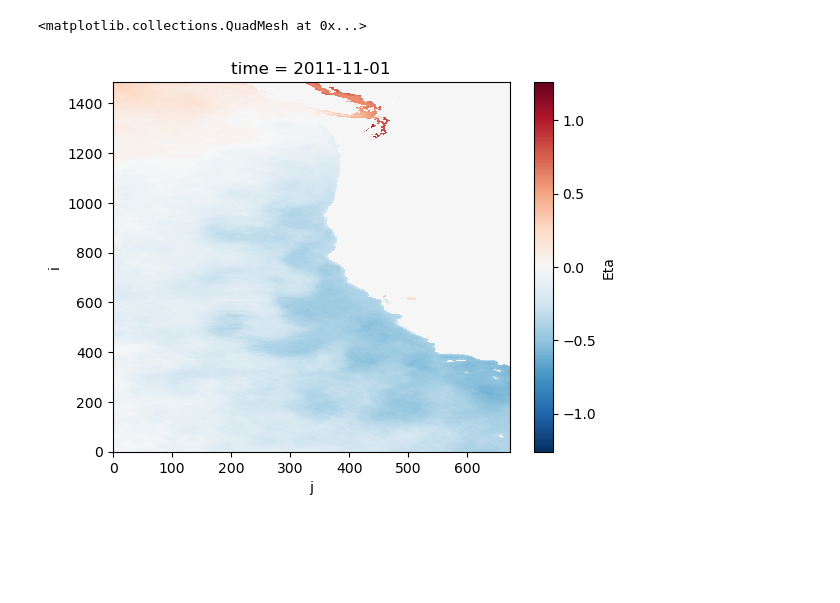
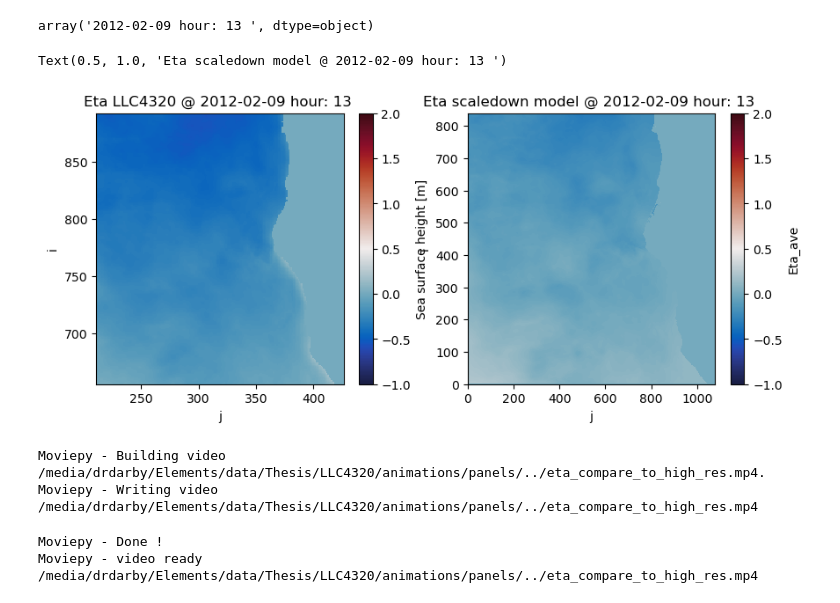
Before and after one commit to bdarbyMLML/cape_mend_SM_LCS, a Jupyter notebook: Animations.ipynb, the cells around one changed output. Drawn from its saved outputs; the diff is of its cells as text; code cells hidden in the pictures; blank space fills up the shorter version.

Commit message:
updated convert scripts in datatools and notebooks. Animations added

```diff
--- a/Animations.ipynb
+++ b/Animations.ipynb
@@ -52,5 +52,25 @@ IOStream.flush timed out
 # %%
-Eta_ds['Eta'].isel(time=0).plot()
+ds_cut = ds_cut.sel(time=slice('2012-02-09T13:00:00','2012-02-16T09:00:00'))
-# %% [output]
-<matplotlib.collections.QuadMesh at 0x...>
-[figure, removed]
+# %%
+## HIGH RES MODEL DATA
+path_model = '/media/drdarby/Elements/data/model_output_cape_mend/'
+data_path_model = path_model + 'hourly_data/nc_files/'
+
+files, file_paths = tools.get_data_paths_from_binary(data_path_model,'Eta/Eta_ave',file_end='nc')
+Eta_model = xr.open_mfdataset(file_paths)
+# %%
+np.asarray(Eta_model['time'][i].dt.strftime("20%y-%m-%d hour: %H "))
+# %% [output]
+array('2012-02-09 hour: 13 ', dtype=object)
+# %%
+i=0
+fig = plt.figure(figsize=(10,4))
+plt.subplot(1,2,1)
+ds_cut['Eta'].isel(time=i).plot(cmap=cmocean.cm.balance,vmin=-1,vmax=2)
+plt.title('Eta LLC4320 @ '+str(np.asarray(ds_cut['time'][i].dt.strftime("20%y-%m-%d hour: %H "))))
+plt.subplot(1,2,2)
+Eta_model['Eta_ave'].isel(time=0).plot(cmap=cmocean.cm.balance,vmin=-1,vmax=2)
+plt.title('Eta scaledown model @ '+str(np.asarray(Eta_model['time'][i].dt.strftime("20%y-%m-%d hour: %H "))))
+# %% [output]
+Text(0.5, 1.0, 'Eta scaledown model @ 2012-02-09 hour: 13 ')
+[figure, added]
@@ -56,0 +92,11 @@ Eta_ds['Eta'].isel(time=0).plot()
+# %%
+file_path = '/media/drdarby/Elements/data/Thesis/LLC4320/animations/panels/'
+fps = 5
+files,paths = tools.get_data_paths_from_binary(file_path,'eta',file_end='png')
+clip = moviepy.video.io.ImageSequenceClip.ImageSequenceClip(paths,fps=fps)
+clip.write_videofile(file_path+'../eta_compare_to_high_res.mp4')
+# %% [output]
+Moviepy - Building video /media/drdarby/Elements/data/Thesis/LLC4320/animations/panels/../eta_compare_to_high_res.mp4.
+Moviepy - Writing video /media/drdarby/Elements/data/Thesis/LLC4320/animations/panels/../eta_compare_to_high_res.mp4
+Moviepy - Done !
+Moviepy - video ready /media/drdarby/Elements/data/Thesis/LLC4320/animations/panels/../eta_compare_to_high_res.mp4
```
Also changed, not shown: parts of 4 cells of this notebook, 1 other file.
